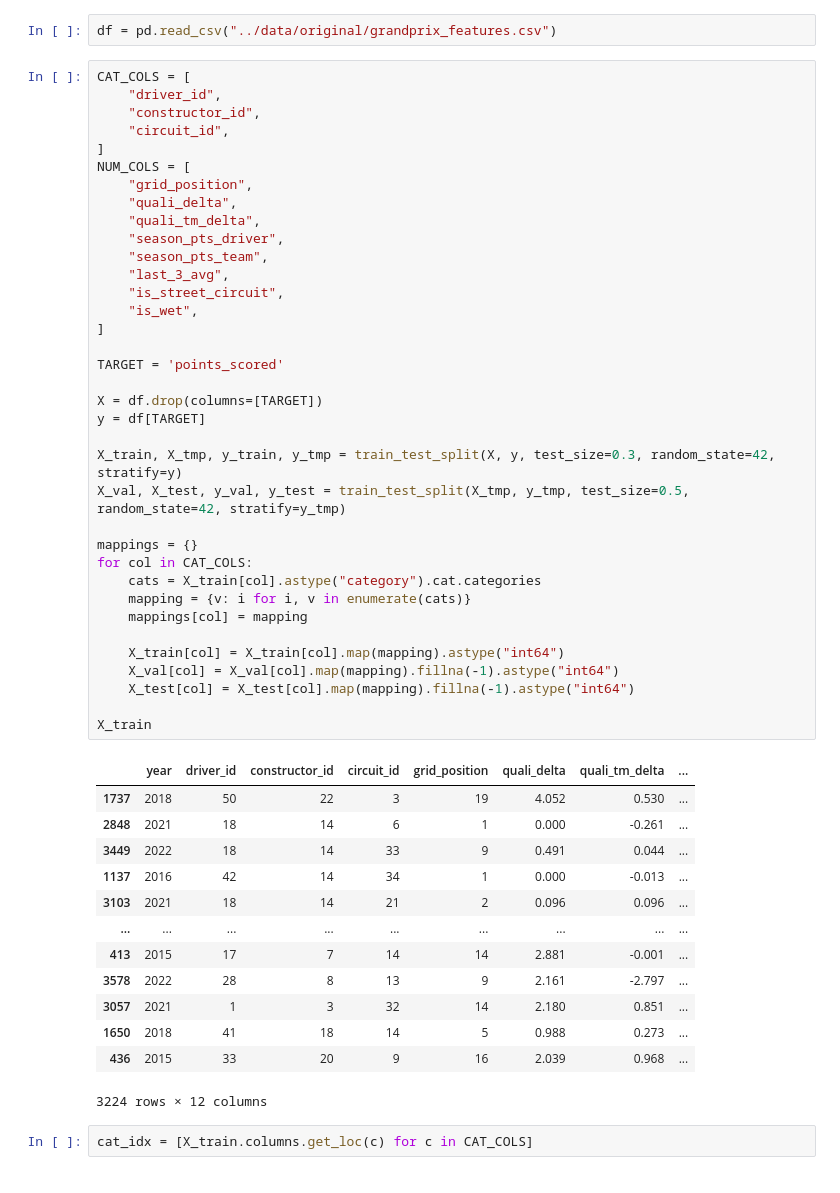
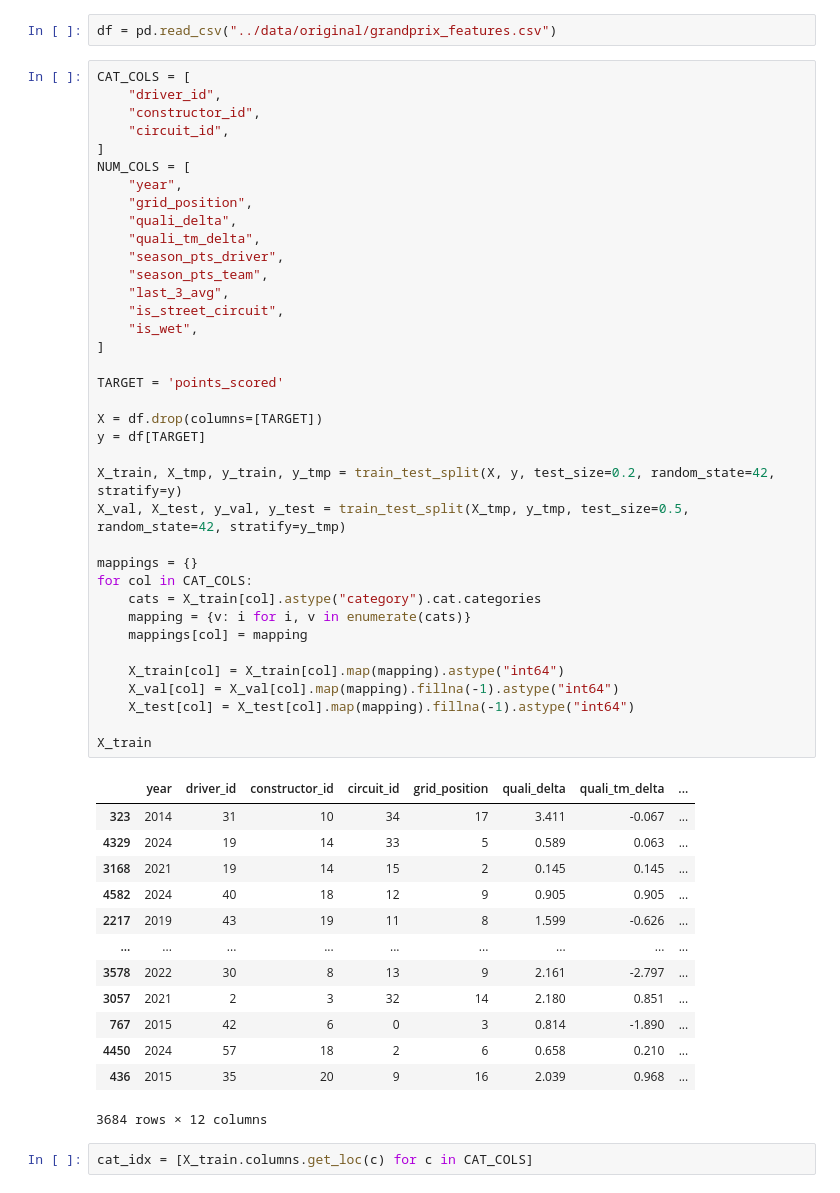
Before and after one commit to mcfiet/dl-project, a Jupyter notebook: scripts/tabpfn.ipynb, the cells around one changed output. Cells and saved outputs as stored; diff of their text form.

Commit message:
feat: add year to features

```diff
--- a/scripts/tabpfn.ipynb
+++ b/scripts/tabpfn.ipynb
@@ -18,49 +18,50 @@ CAT_COLS = [
     "circuit_id",
 ]
 NUM_COLS = [
+    "year",
     "grid_position",
     "quali_delta",
     "quali_tm_delta",
     "season_pts_driver",
     "season_pts_team",
     "last_3_avg",
     "is_street_circuit",
     "is_wet",
 ]
 
 TARGET = 'points_scored'
 
 X = df.drop(columns=[TARGET])
 y = df[TARGET]
 
-X_train, X_tmp, y_train, y_tmp = train_test_split(X, y, test_size=0.3, random_state=42, stratify=y)
+X_train, X_tmp, y_train, y_tmp = train_test_split(X, y, test_size=0.2, random_state=42, stratify=y)
 X_val, X_test, y_val, y_test = train_test_split(X_tmp, y_tmp, test_size=0.5, random_state=42, stratify=y_tmp)
 
 mappings = {}
 for col in CAT_COLS:
     cats = X_train[col].astype("category").cat.categories
     mapping = {v: i for i, v in enumerate(cats)}
     mappings[col] = mapping
 
     X_train[col] = X_train[col].map(mapping).astype("int64")
     X_val[col] = X_val[col].map(mapping).fillna(-1).astype("int64")
     X_test[col] = X_test[col].map(mapping).fillna(-1).astype("int64")
 
 X_train
 # %% [output]
 |  | year | driver_id | constructor_id | circuit_id | grid_position | quali_delta | quali_tm_delta | ... |
-| 1737 | 2018 | 50 | 22 | 3 | 19 | 4.052 | 0.530 | ... |
-| 2848 | 2021 | 18 | 14 | 6 | 1 | 0.000 | -0.261 | ... |
-| 3449 | 2022 | 18 | 14 | 33 | 9 | 0.491 | 0.044 | ... |
-| 1137 | 2016 | 42 | 14 | 34 | 1 | 0.000 | -0.013 | ... |
-| 3103 | 2021 | 18 | 14 | 21 | 2 | 0.096 | 0.096 | ... |
+| 323 | 2014 | 31 | 10 | 34 | 17 | 3.411 | -0.067 | ... |
+| 4329 | 2024 | 19 | 14 | 33 | 5 | 0.589 | 0.063 | ... |
+| 3168 | 2021 | 19 | 14 | 15 | 2 | 0.145 | 0.145 | ... |
+| 4582 | 2024 | 40 | 18 | 12 | 9 | 0.905 | 0.905 | ... |
+| 2217 | 2019 | 43 | 19 | 11 | 8 | 1.599 | -0.626 | ... |
 | ... | ... | ... | ... | ... | ... | ... | ... | ... |
-| 413 | 2015 | 17 | 7 | 14 | 14 | 2.881 | -0.001 | ... |
-| 3578 | 2022 | 28 | 8 | 13 | 9 | 2.161 | -2.797 | ... |
-| 3057 | 2021 | 1 | 3 | 32 | 14 | 2.180 | 0.851 | ... |
-| 1650 | 2018 | 41 | 18 | 14 | 5 | 0.988 | 0.273 | ... |
-| 436 | 2015 | 33 | 20 | 9 | 16 | 2.039 | 0.968 | ... |
+| 3578 | 2022 | 30 | 8 | 13 | 9 | 2.161 | -2.797 | ... |
+| 3057 | 2021 | 2 | 3 | 32 | 14 | 2.180 | 0.851 | ... |
+| 767 | 2015 | 42 | 6 | 0 | 3 | 0.814 | -1.890 | ... |
+| 4450 | 2024 | 57 | 18 | 2 | 6 | 0.658 | 0.210 | ... |
+| 436 | 2015 | 35 | 20 | 9 | 16 | 2.039 | 0.968 | ... |
-3224 rows × 12 columns
+3684 rows × 12 columns
 # %%
 cat_idx = [X_train.columns.get_loc(c) for c in CAT_COLS]
 # %%
```
Also changed, not shown: parts of 1 cell of this notebook.
